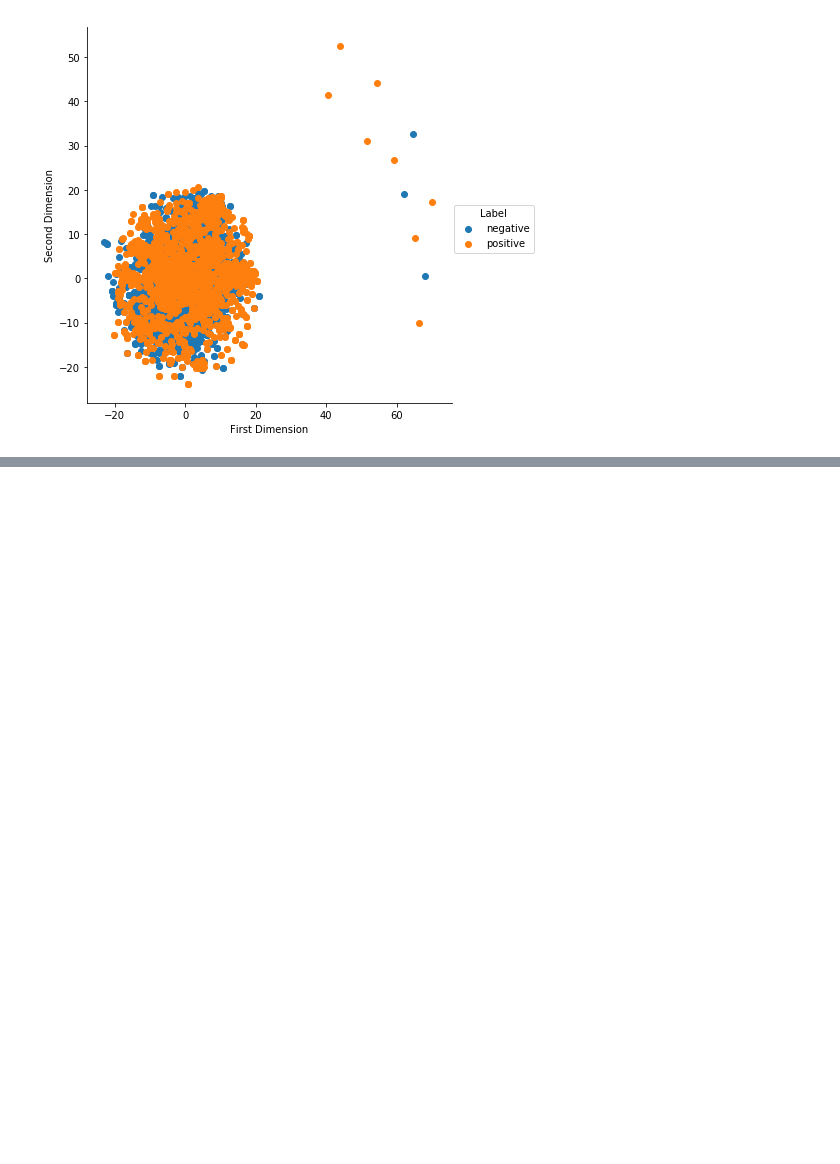
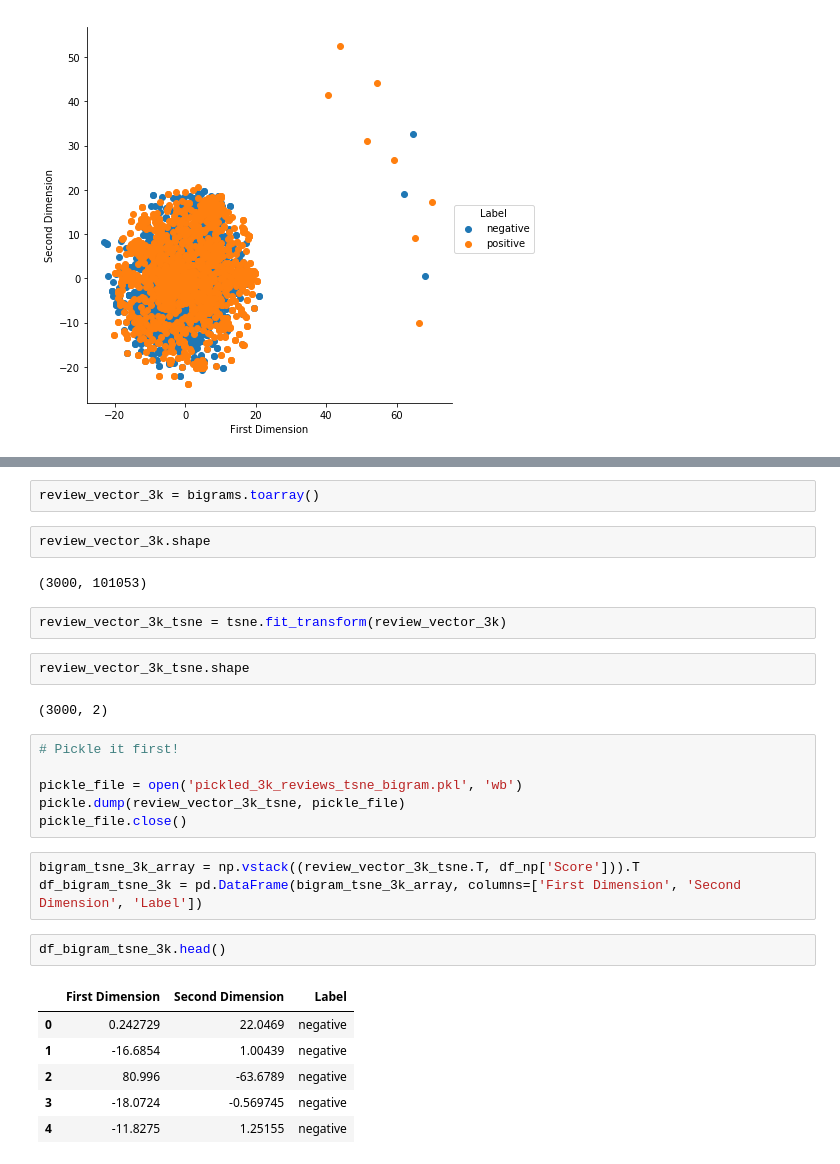
Before and after one commit to tanmay-kulkarni/dimensionality_reduction, a Jupyter notebook: t-SNE on Amazon reviews.ipynb, the cells around one changed output, grey strips where cells are left out. Saved outputs shown, nothing was run; the diff lists cells and outputs as text; blank space fills up the shorter version.

```diff
--- a/t-SNE on Amazon reviews.ipynb
+++ b/t-SNE on Amazon reviews.ipynb
@@ -352,0 +421,30 @@ plt.show()
+# %%
+review_vector_3k = bigrams.toarray()
+# %%
+review_vector_3k.shape
+# %% [output]
+(3000, 101053)
+# %%
+review_vector_3k_tsne = tsne.fit_transform(review_vector_3k)
+# %%
+review_vector_3k_tsne.shape
+# %% [output]
+(3000, 2)
+# %%
+# Pickle it first!
+
+pickle_file = open('pickled_3k_reviews_tsne_bigram.pkl', 'wb')
+pickle.dump(review_vector_3k_tsne, pickle_file)
+pickle_file.close()
+# %%
+bigram_tsne_3k_array = np.vstack((review_vector_3k_tsne.T, df_np['Score'])).T
+df_bigram_tsne_3k = pd.DataFrame(bigram_tsne_3k_array, columns=['First Dimension', 'Second Dimension', 'Label'])
+# %%
+df_bigram_tsne_3k.head()
+# %% [output]
+|  | First Dimension | Second Dimension | Label |
+| 0 | 0.242729 | 22.0469 | negative |
+| 1 | -16.6854 | 1.00439 | negative |
+| 2 | 80.996 | -63.6789 | negative |
+| 3 | -18.0724 | -0.569745 | negative |
+| 4 | -11.8275 | 1.25155 | negative |
```
Also changed, not shown: parts of 37 cells of this notebook.
